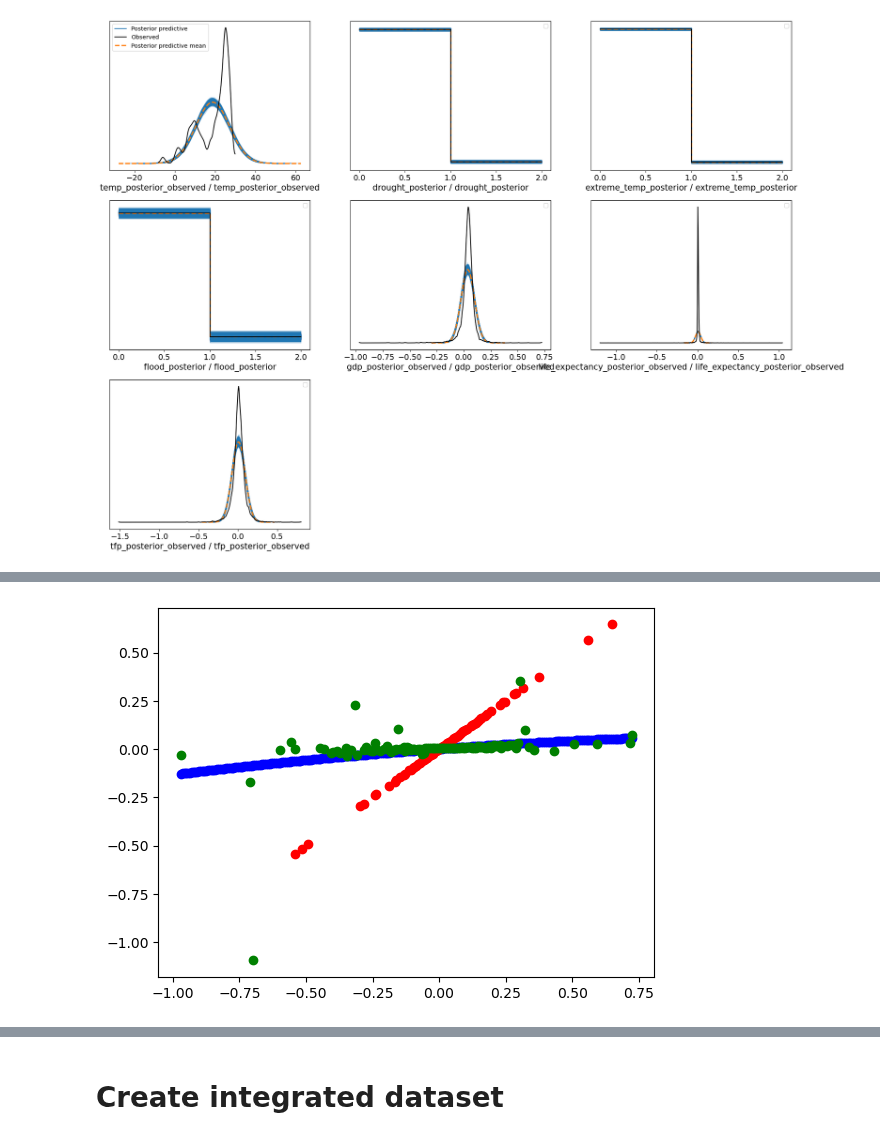
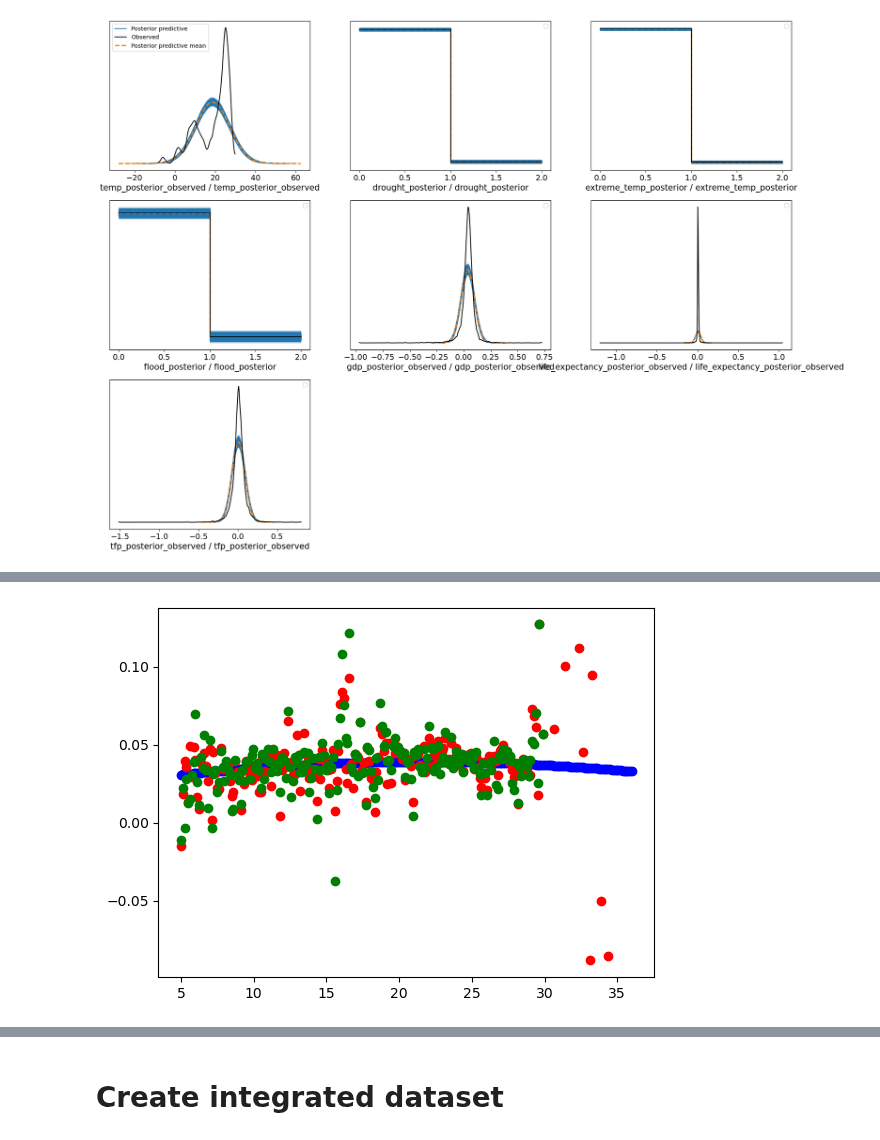
Before and after one commit to greenguy33/environmental-bayesian-modeling, a Jupyter notebook: notebooks/integrated_five_node_model.ipynb, the cells around one changed output, grey strips where cells are left out. Cells and saved outputs as stored; diff of their text form; code cells hidden in the pictures.

```diff
--- a/notebooks/integrated_five_node_model.ipynb
+++ b/notebooks/integrated_five_node_model.ipynb
@@ -156,40 +248,50 @@ print(np.mean(flood_ag_output))
 # %%
+coef1 = "temp_gdp_coef"
+coef2 = "temp_gdp_coef2"
+intercept = "temp_gdp_intercept"
+ind_var = "temp_posterior"
+dep_var = "gdp_posterior"
+ind_var_column = "Unweighted_Temp"
+dep_var_column = "ln_GDP_Change"
+
 x_vals = []
 regression_y_vals = []
 sampled_y_vals = []
 observed_y_vals = []
-coef1_mean = np.mean(posterior["gdp_life_expectancy_coef"][0].data)
-coef2_mean = np.mean(posterior["gdp_life_expectancy_coef2"][0].data)
-intercept_mean = np.mean(posterior["life_expectancy_intercept"][0].data)
+coef1_mean = np.mean(posterior[coef1][0].data)
+coef2_mean = np.mean(posterior[coef2][0].data)
+intercept_mean = np.mean(posterior[intercept][0].data)
 
-min_x_val = np.min(posterior["gdp_posterior"][0].data)
-max_x_val = np.max(posterior["gdp_posterior"][0].data)
+# min_x_val = np.min(posterior[ind_var][0].data)
+# max_x_val = np.max(posterior[ind_var][0].data)
+min_x_val = 5
+max_x_val = 36
 
 increment = abs(max_x_val - min_x_val) / 500
 
 for x_val in np.linspace(
     min_x_val,
     max_x_val,
     num=250
 ):
     x_vals.append(x_val)
     regression_y_vals.append((coef1_mean * x_val) + (coef2_mean * (x_val**2)) + intercept_mean)
     sampled_data = []
     for sample in range(len(integrated_data["ln_Life_Expectancy_change"])):
-        sample_val = posterior["life_expectancy_posterior"][0].data[0][sample]
+        sample_val = posterior[ind_var][0].data[0][sample]
         if sample_val >= x_val-increment and sample_val <= x_val+increment:
-            sampled_data.append(posterior["life_expectancy_posterior"][0].data[0][sample])
+            sampled_data.append(posterior[dep_var][0].data[0][sample])
     sampled_y_vals.append(np.mean(sampled_data))
     observed_data = []
-    for index, observed_val in enumerate(integrated_data["ln_GDP_Change"]):
+    for index, observed_val in enumerate(integrated_data[ind_var_column]):
         if observed_val >= x_val-increment and observed_val <= x_val+increment:
-            if not np.isnan(integrated_data["ln_Life_Expectancy_change"][index]):
-                observed_data.append(integrated_data["ln_Life_Expectancy_change"][index])
+            if not np.isnan(integrated_data[dep_var_column][index]):
+                observed_data.append(integrated_data[dep_var_column][index])
     observed_y_vals.append(np.mean(observed_data))
 
 plt.scatter(x_vals, regression_y_vals, color="blue")
 plt.scatter(x_vals, sampled_y_vals, color="red")
 plt.scatter(x_vals, observed_y_vals, color="green")
 plt.show()
 # %% [output]
-[figure, old version]
+[figure, new version]
```
Also changed, not shown: parts of 15 cells of this notebook, 2 other files.
